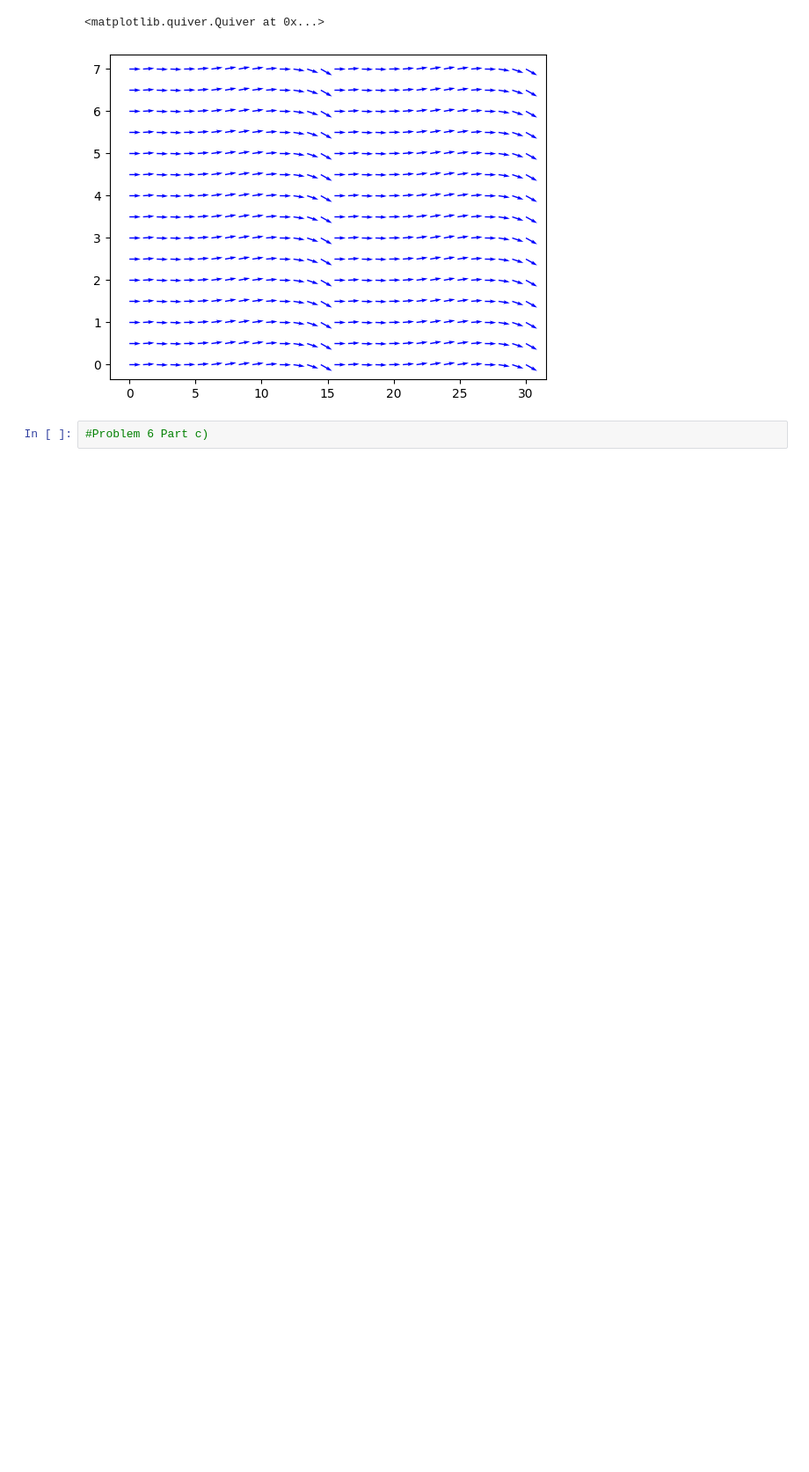
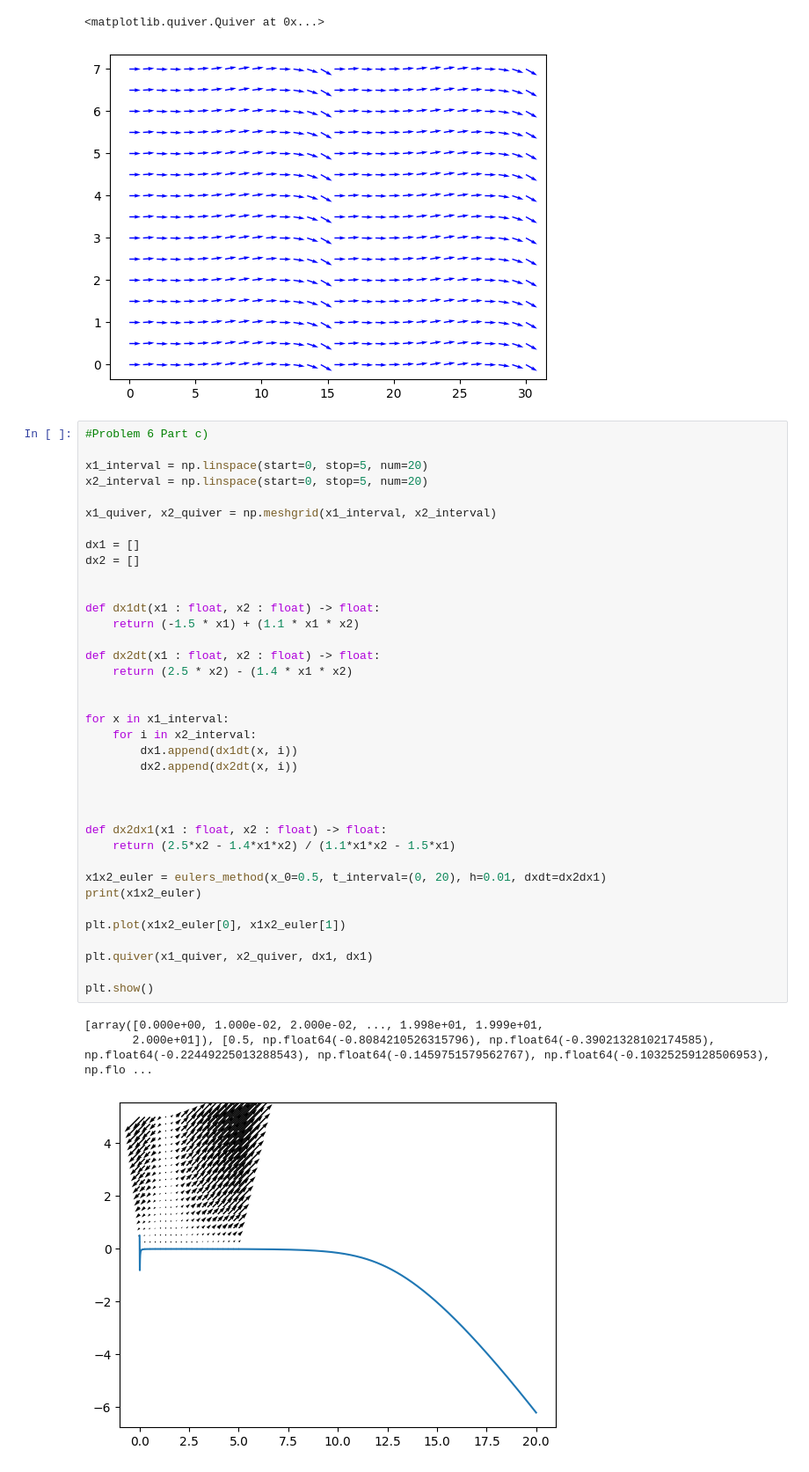
Before and after one commit to MrAnish123/Differential-Equations-Project-1, a Jupyter notebook: SetA.ipynb, the cells around one changed output. Shown: that part at 88% size. Drawn from its saved outputs; the diff is of its cells as text; blank space fills up the shorter version.

```diff
--- a/SetA.ipynb
+++ b/SetA.ipynb
@@ -359,5 +359,44 @@ plt.quiver(t_quiver, x_quiver, deer_t_quiver, deer_dxdt_quiver, color='b')
 450
 <matplotlib.quiver.Quiver at 0x...>
 [figure]
-# %%
-#Problem 6 Part c)
+# %%
+#Problem 6 Part c)
+
+x1_interval = np.linspace(start=0, stop=5, num=20)
+x2_interval = np.linspace(start=0, stop=5, num=20)
+
+x1_quiver, x2_quiver = np.meshgrid(x1_interval, x2_interval)
+
+dx1 = []
+dx2 = []
+
+
+def dx1dt(x1 : float, x2 : float) -> float:
+    return (-1.5 * x1) + (1.1 * x1 * x2)
+
+def dx2dt(x1 : float, x2 : float) -> float:
+    return (2.5 * x2) - (1.4 * x1 * x2)
+
+
+for x in x1_interval:
+    for i in x2_interval:
+        dx1.append(dx1dt(x, i))
+        dx2.append(dx2dt(x, i))
+
+
+
+def dx2dx1(x1 : float, x2 : float) -> float:
+    return (2.5*x2 - 1.4*x1*x2) / (1.1*x1*x2 - 1.5*x1)
+
+x1x2_euler = eulers_method(x_0=0.5, t_interval=(0, 20), h=0.01, dxdt=dx2dx1)
+print(x1x2_euler)
+
+plt.plot(x1x2_euler[0], x1x2_euler[1])
+
+plt.quiver(x1_quiver, x2_quiver, dx1, dx1)
+
+plt.show()
+# %% [output]
+[array([0.000e+00, 1.000e-02, 2.000e-02, ..., 1.998e+01, 1.999e+01,
+       2.000e+01]), [0.5, np.float64(-0.8084210526315796), np.float64(-0.39021328102174585), np.float64(-0.22449225013288543), np.float64(-0.1459751579562767), np.float64(-0.10325259128506953), np.flo ...
+[figure, added]
```
Also changed, not shown: parts of 1 cell of this notebook.
